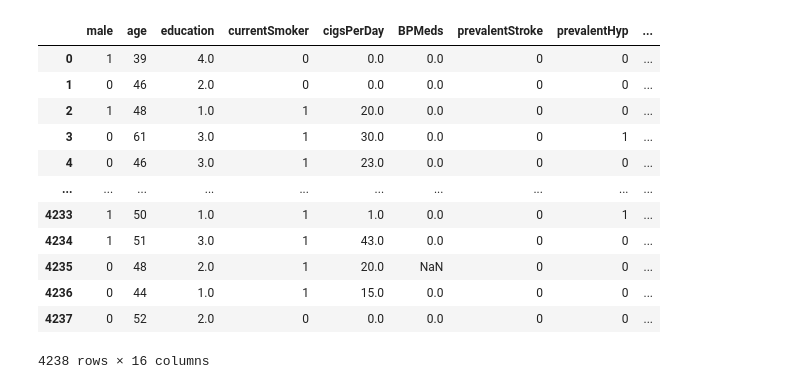
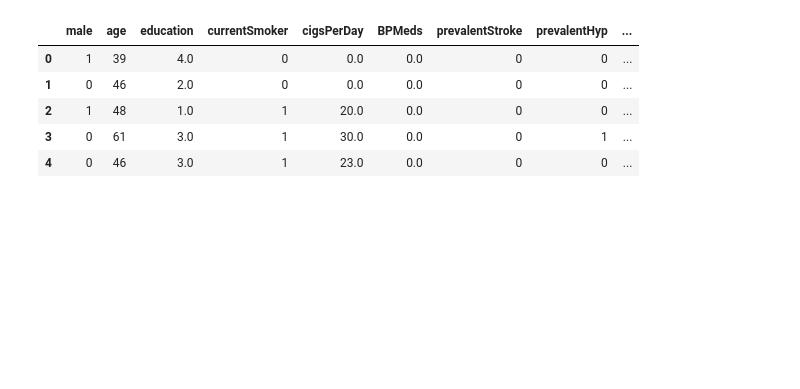
Before and after one commit to Zamanof/AI_Python_FBES_Nov_23_3_ru, a Jupyter notebook: AI 14/AI 14. Prediction heart disease.ipynb, the cells around one changed output. Saved outputs shown, nothing was run; the diff lists cells and outputs as text; code cells hidden in the pictures; blank space fills up the shorter version.

```diff
--- a/AI 14/AI 14. Prediction heart disease.ipynb
+++ b/AI 14/AI 14. Prediction heart disease.ipynb
@@ -8,21 +16,13 @@ import sklearn
 # %%
 df = pd.read_csv('framingham.csv')
 
 df.head()
-df
 # %% [output]
 |  | male | age | education | currentSmoker | cigsPerDay | BPMeds | prevalentStroke | prevalentHyp | ... |
 | 0 | 1 | 39 | 4.0 | 0 | 0.0 | 0.0 | 0 | 0 | ... |
 | 1 | 0 | 46 | 2.0 | 0 | 0.0 | 0.0 | 0 | 0 | ... |
 | 2 | 1 | 48 | 1.0 | 1 | 20.0 | 0.0 | 0 | 0 | ... |
 | 3 | 0 | 61 | 3.0 | 1 | 30.0 | 0.0 | 0 | 1 | ... |
 | 4 | 0 | 46 | 3.0 | 1 | 23.0 | 0.0 | 0 | 0 | ... |
-| ... | ... | ... | ... | ... | ... | ... | ... | ... | ... |
-| 4233 | 1 | 50 | 1.0 | 1 | 1.0 | 0.0 | 0 | 1 | ... |
-| 4234 | 1 | 51 | 3.0 | 1 | 43.0 | 0.0 | 0 | 0 | ... |
-| 4235 | 0 | 48 | 2.0 | 1 | 20.0 | NaN | 0 | 0 | ... |
-| 4236 | 0 | 44 | 1.0 | 1 | 15.0 | 0.0 | 0 | 0 | ... |
-| 4237 | 0 | 52 | 2.0 | 0 | 0.0 | 0.0 | 0 | 0 | ... |
-4238 rows × 16 columns
 # %%
 df.info()
```
Also changed, not shown: parts of 18 cells of this notebook.
